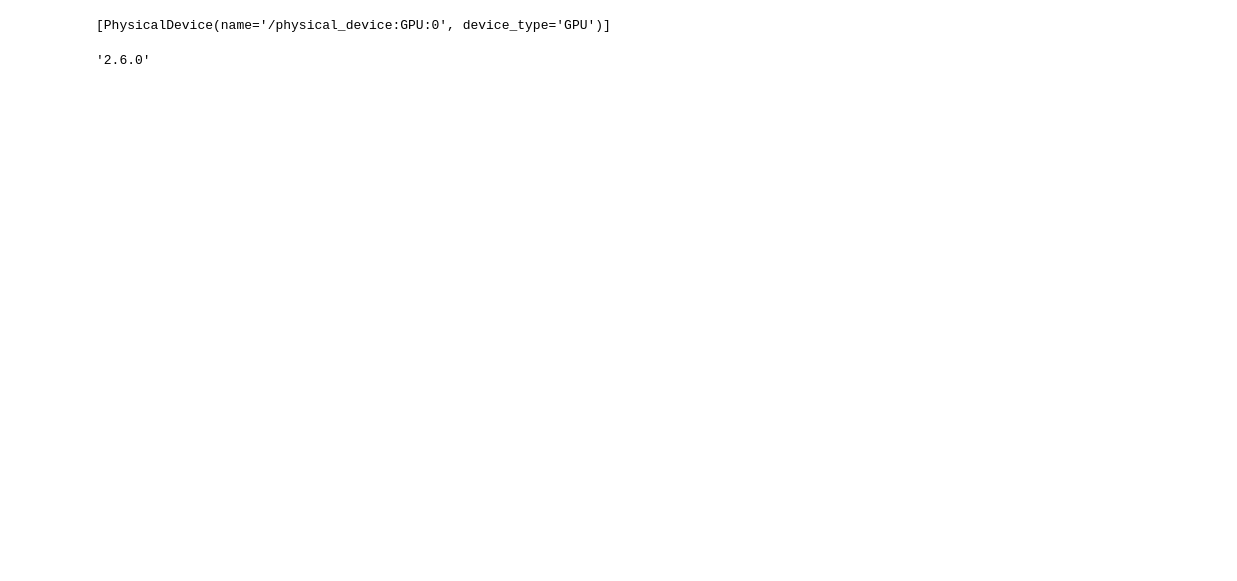
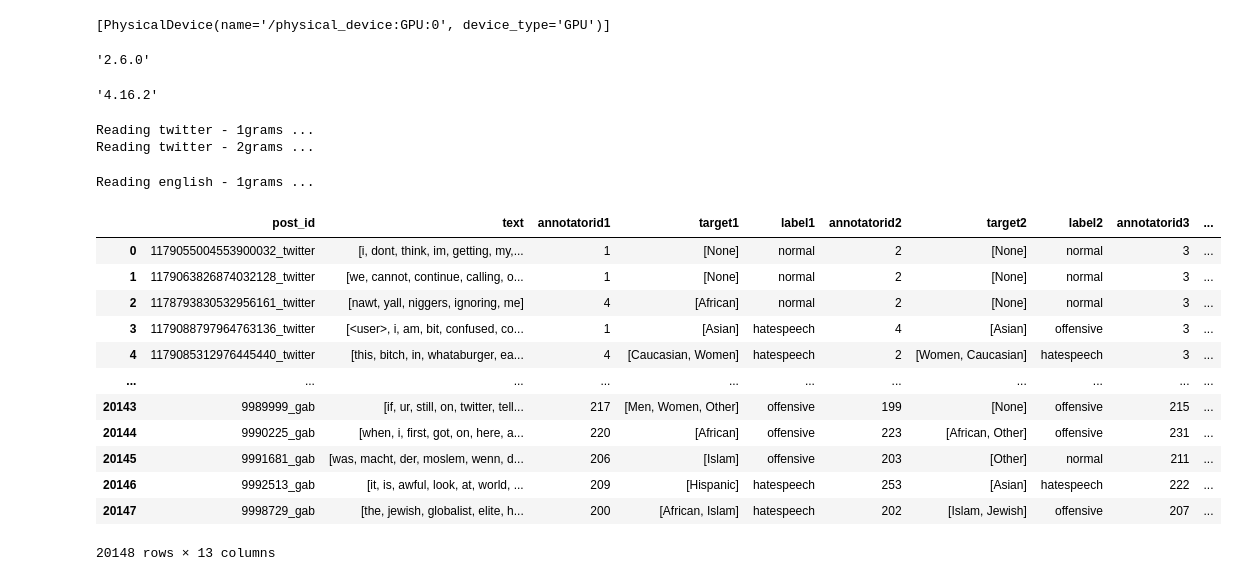
Before and after one commit to echan13/w266-project-Dera-Evan-Kieran, a Jupyter notebook: BERT_Baseline.ipynb, the cells around one changed output. Saved outputs shown, nothing was run; the diff lists cells and outputs as text; code cells hidden in the pictures; blank space fills up the shorter version.

```diff
--- a/BERT_Baseline.ipynb
+++ b/BERT_Baseline.ipynb
@@ -154,3 +33,37 @@ tf.config.list_physical_devices('GPU')
 tf.__version__
 # %% [output]
 '2.6.0'
+# %%
+transformers.__version__
+# %% [output]
+'4.16.2'
+# %%
+import sys
+
+sys.path.append('./Preprocess')
+
+from dataCollect import *
+# %% [output]
+Reading twitter - 1grams ...
+Reading twitter - 2grams ...
+Reading english - 1grams ...
+# %%
+params = {'data_file' : 'Data/dataset.json', 'class_names' : 'Data/classes.npy'}
+
+raw_data = get_annotated_data(params)
+
+raw_data
+# %% [output]
+|  | post_id | text | annotatorid1 | target1 | label1 | annotatorid2 | target2 | label2 | annotatorid3 | ... |
+| 0 | 1179055004553900032_twitter | [i, dont, think, im, getting, my,... | 1 | [None] | normal | 2 | [None] | normal | 3 | ... |
+| 1 | 1179063826874032128_twitter | [we, cannot, continue, calling, o... | 1 | [None] | normal | 2 | [None] | normal | 3 | ... |
+| 2 | 1178793830532956161_twitter | [nawt, yall, niggers, ignoring, me] | 4 | [African] | normal | 2 | [None] | normal | 3 | ... |
+| 3 | 1179088797964763136_twitter | [<user>, i, am, bit, confused, co... | 1 | [Asian] | hatespeech | 4 | [Asian] | offensive | 3 | ... |
+| 4 | 1179085312976445440_twitter | [this, bitch, in, whataburger, ea... | 4 | [Caucasian, Women] | hatespeech | 2 | [Women, Caucasian] | hatespeech | 3 | ... |
+| ... | ... | ... | ... | ... | ... | ... | ... | ... | ... | ... |
+| 20143 | 9989999_gab | [if, ur, still, on, twitter, tell... | 217 | [Men, Women, Other] | offensive | 199 | [None] | offensive | 215 | ... |
+| 20144 | 9990225_gab | [when, i, first, got, on, here, a... | 220 | [African] | offensive | 223 | [African, Other] | offensive | 231 | ... |
+| 20145 | 9991681_gab | [was, macht, der, moslem, wenn, d... | 206 | [Islam] | offensive | 203 | [Other] | normal | 211 | ... |
+| 20146 | 9992513_gab | [it, is, awful, look, at, world, ... | 209 | [Hispanic] | hatespeech | 253 | [Asian] | hatespeech | 222 | ... |
+| 20147 | 9998729_gab | [the, jewish, globalist, elite, h... | 200 | [African, Islam] | hatespeech | 202 | [Islam, Jewish] | offensive | 207 | ... |
+20148 rows × 13 columns
```
Also changed, not shown: parts of 35 cells of this notebook, 3 other files.
